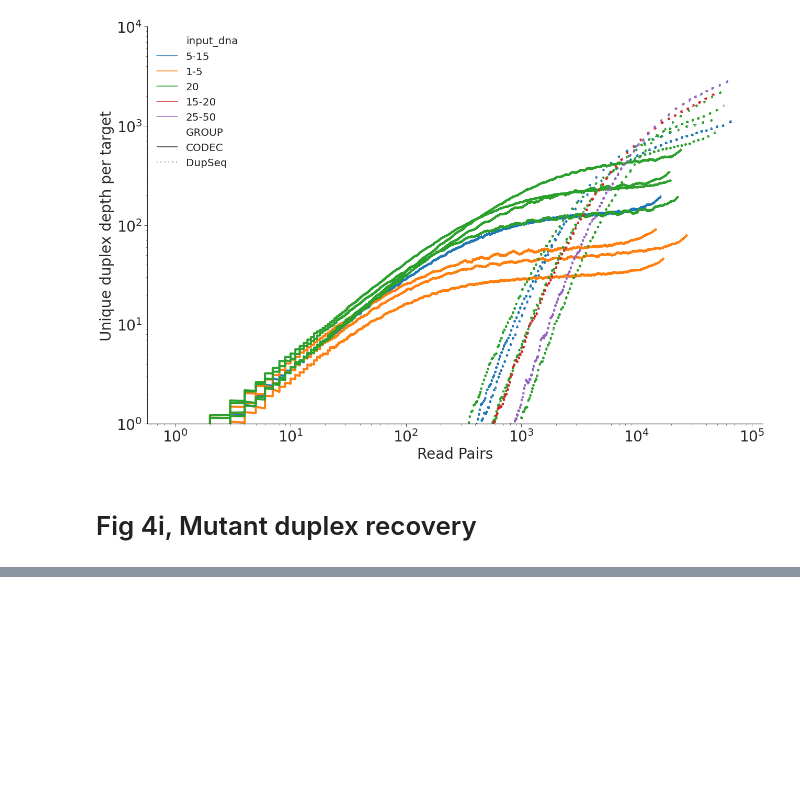
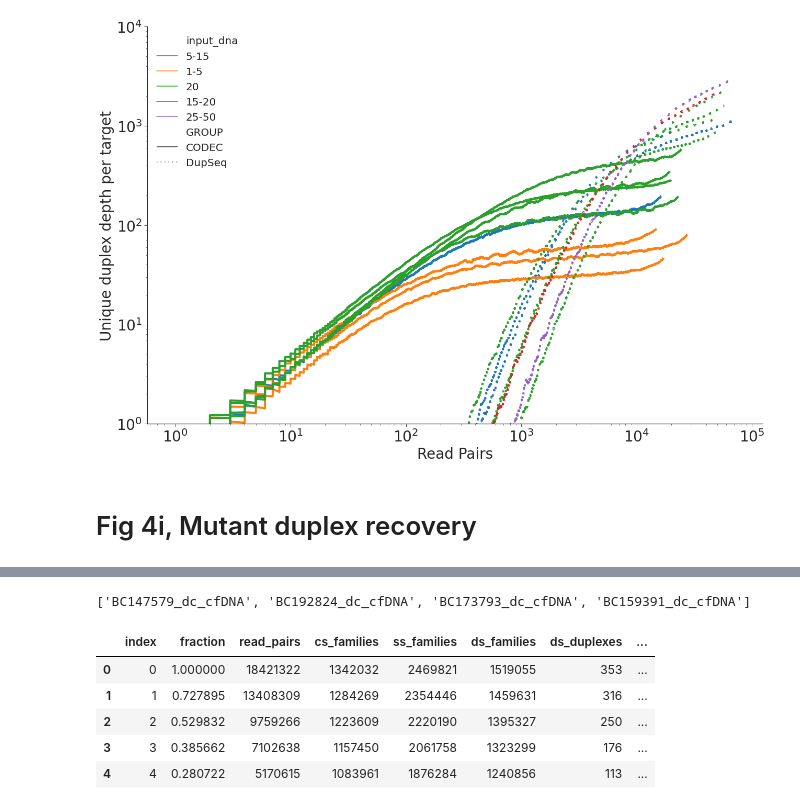
Before and after one commit to broadinstitute/CODECsuite, a Jupyter notebook: paper/duplex_yield.ipynb, the cells around one changed output, grey strips where cells are left out. Saved outputs shown, nothing was run; the diff lists cells and outputs as text; code cells hidden in the pictures; blank space fills up the shorter version.

```diff
--- a/paper/duplex_yield.ipynb
+++ b/paper/duplex_yield.ipynb
@@ -203,16 +211,24 @@ codec_total_df.head()
 # %%
-metdir = "paper/data/figure4/i/dupseq"
+metdir = "/xchip/bloodbiopsy/ruolin/link_duplex/paper/data/figure4/i/dupseq"
 yeild_files = [file for file in os.listdir(metdir) if "cfDNA.duplex_yield_metrics" in file]
 snames = [s.split('.')[0] for s in yeild_files]
 print(snames)
 dupseq_total_df = pd.DataFrame()
 for sn, f in zip(snames, yeild_files):
     df = pd.read_csv(os.path.join(metdir, f), sep='\t')
     df['sample']=sn
     dupseq_total_df = pd.concat([dupseq_total_df, df])
 dupseq_total_df = dupseq_total_df.reset_index()
 dupseq_total_df['GROUP']="DupSeq"
 dupseq_total_df.head()
+# %% [output]
+['BC147579_dc_cfDNA', 'BC192824_dc_cfDNA', 'BC173793_dc_cfDNA', 'BC159391_dc_cfDNA']
+|  | index | fraction | read_pairs | cs_families | ss_families | ds_families | ds_duplexes | ... |
+| 0 | 0 | 1.000000 | 18421322 | 1342032 | 2469821 | 1519055 | 353 | ... |
+| 1 | 1 | 0.727895 | 13408309 | 1284269 | 2354446 | 1459631 | 316 | ... |
+| 2 | 2 | 0.529832 | 9759266 | 1223609 | 2220190 | 1395327 | 250 | ... |
+| 3 | 3 | 0.385662 | 7102638 | 1157450 | 2061758 | 1323299 | 176 | ... |
+| 4 | 4 | 0.280722 | 5170615 | 1083961 | 1876284 | 1240856 | 113 | ... |
 # %%
 def saturation_plot(duplex_saturation_df, yvalue='ds_duplexes', colorby='GROUP', style='sample'):
 #     g = sns.FacetGrid(duplex_saturation_df, col='GROUP', height=5)
```
Also changed, not shown: parts of 4 cells of this notebook, 1 other file.
